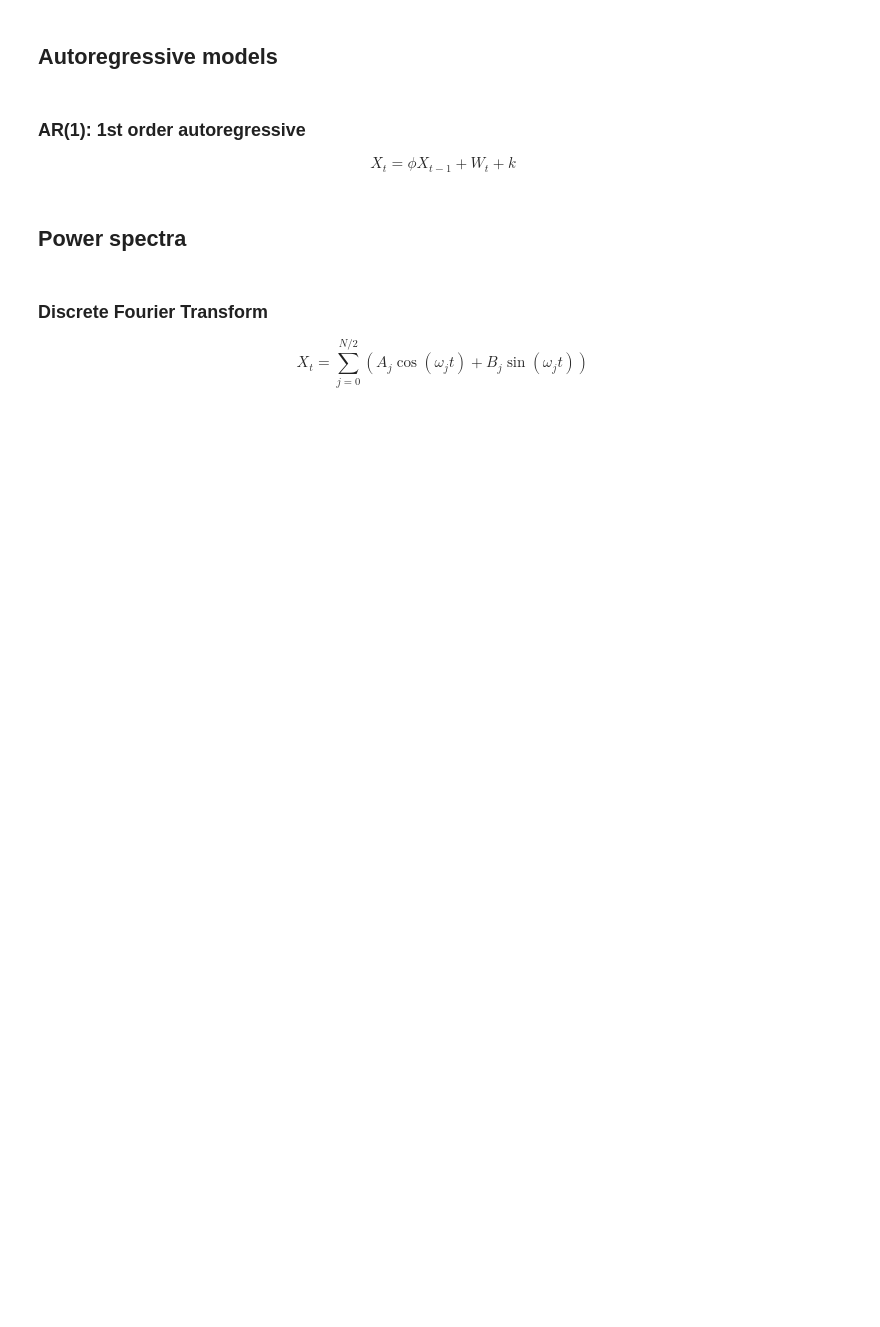
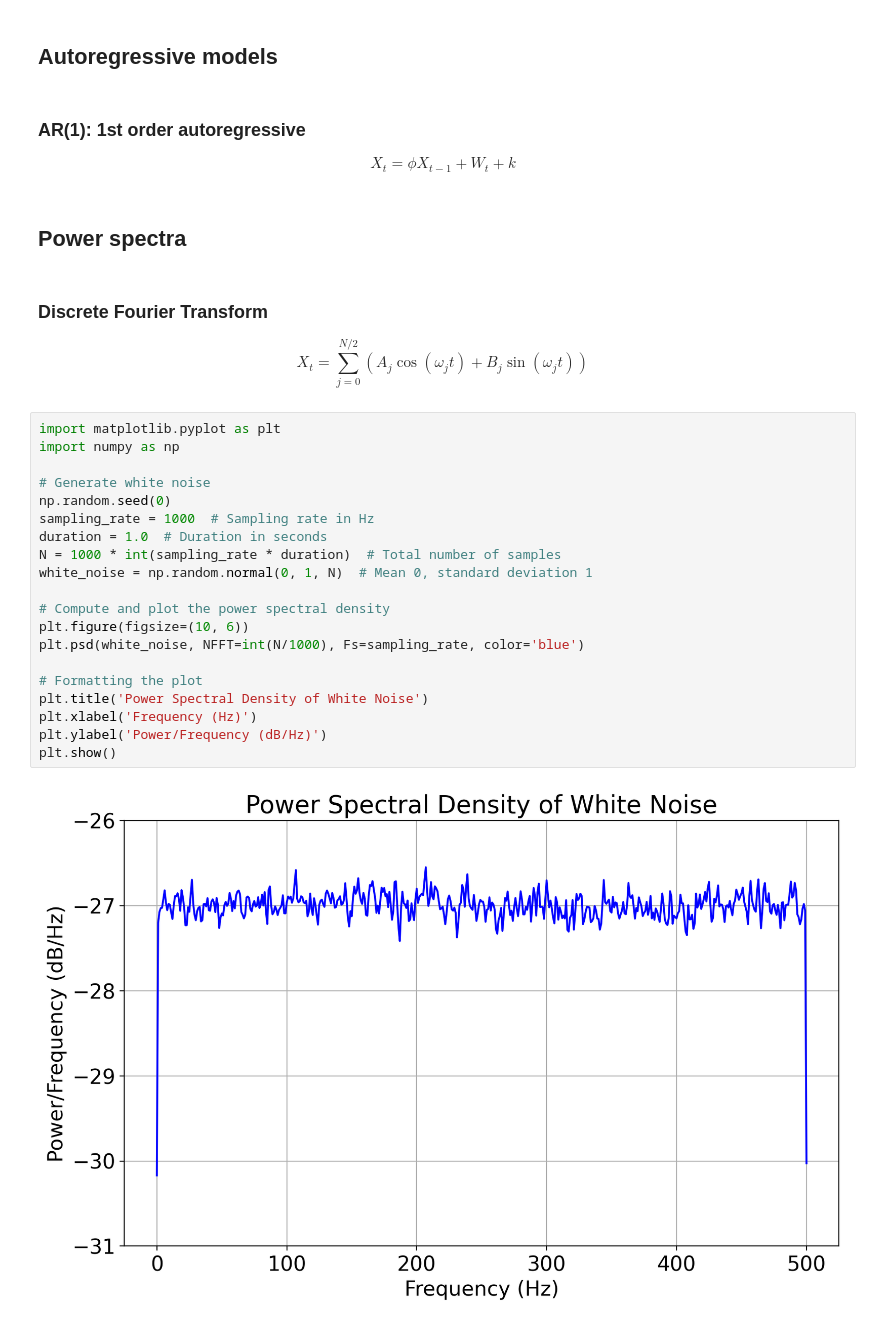
Before and after one commit to spencerahill/stat-methods-course, a Jupyter notebook: _sources/lectures/timeseries.ipynb, the cells around one changed output. Cells and saved outputs as stored; diff of their text form; blank space fills up the shorter version.

```diff
--- a/_sources/lectures/timeseries.ipynb
+++ b/_sources/lectures/timeseries.ipynb
@@ -182,3 +207,25 @@ $$X_t=\phi X_{t-1}+W_t+k$$
 ### Discrete Fourier Transform
 
 $$X_t=\sum_{j=0}^{N/2}\left(A_j\cos(\omega_j t)+B_j\sin(\omega_j t)\right)$$
+# %%
+import matplotlib.pyplot as plt
+import numpy as np
+
+# Generate white noise
+np.random.seed(0)
+sampling_rate = 1000  # Sampling rate in Hz
+duration = 1.0  # Duration in seconds
+N = 1000 * int(sampling_rate * duration)  # Total number of samples
+white_noise = np.random.normal(0, 1, N)  # Mean 0, standard deviation 1
+
+# Compute and plot the power spectral density
+plt.figure(figsize=(10, 6))
+plt.psd(white_noise, NFFT=int(N/1000), Fs=sampling_rate, color='blue')
+
+# Formatting the plot
+plt.title('Power Spectral Density of White Noise')
+plt.xlabel('Frequency (Hz)')
+plt.ylabel('Power/Frequency (dB/Hz)')
+plt.show()
+# %% [output]
+[figure, added]
```
Also changed, not shown: parts of 14 cells of this notebook, 12 other files.
